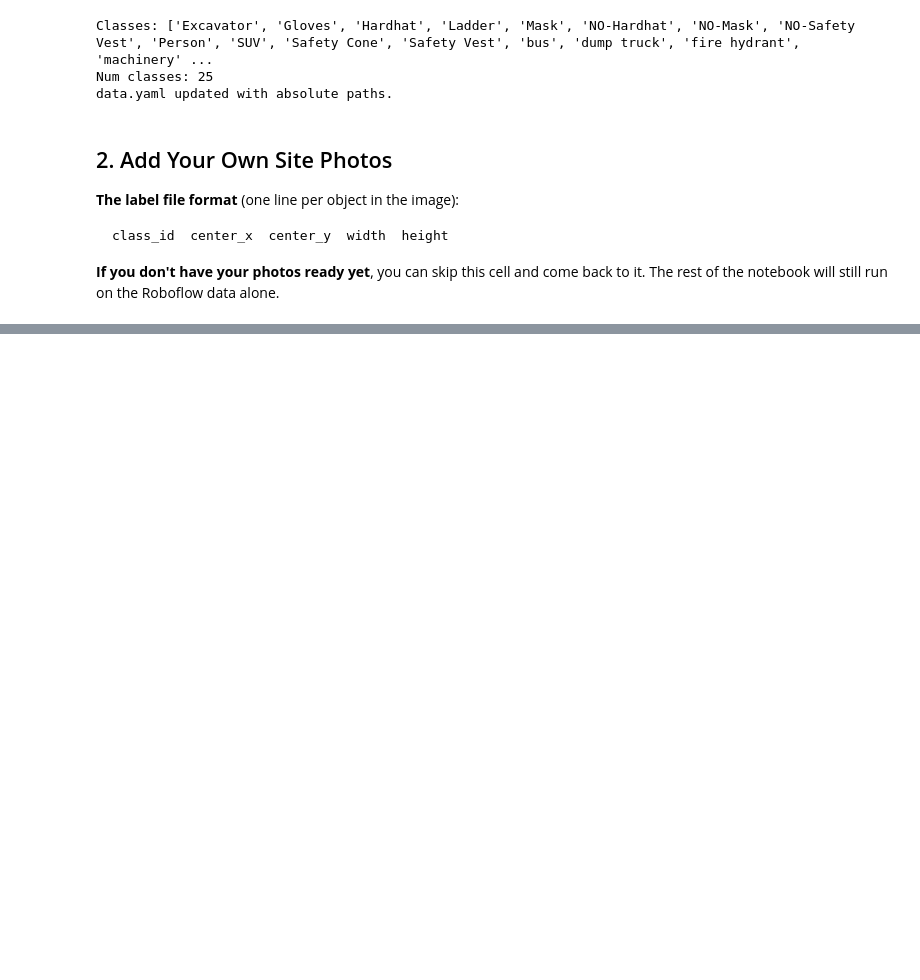
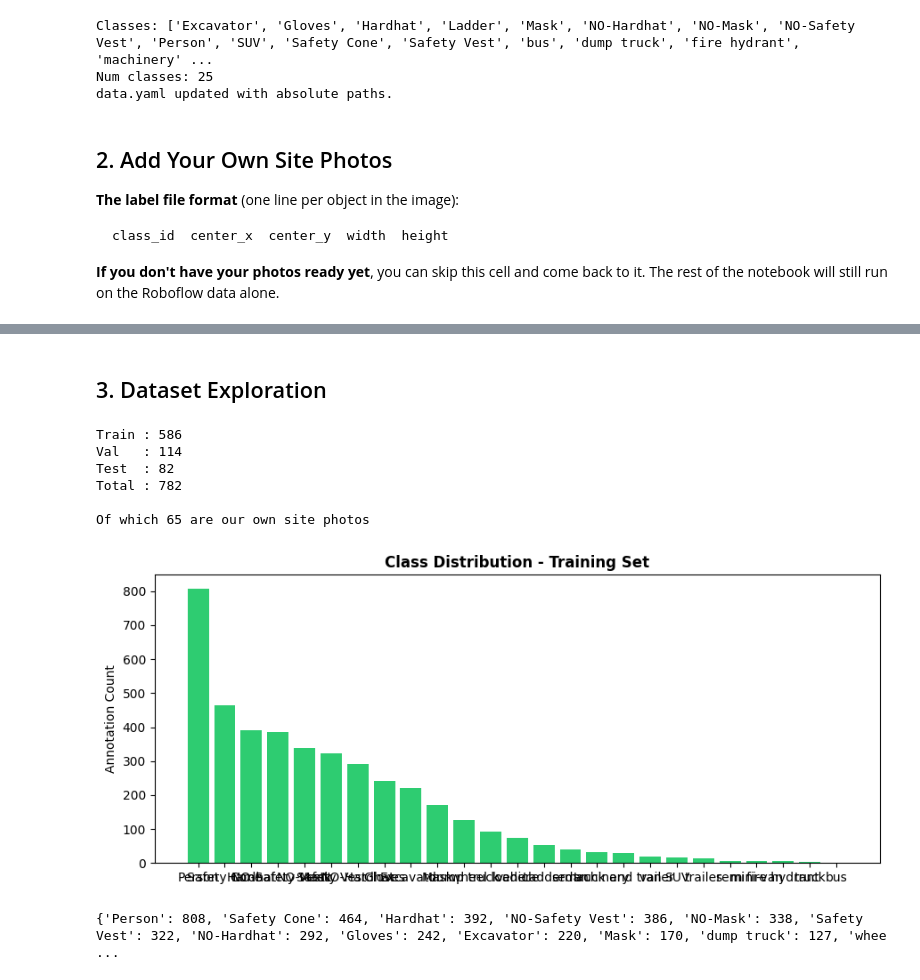
Before and after one commit to Thinayani/SiteGuard, a Jupyter notebook: construction_training.ipynb, the cells around one changed output, grey strips where cells are left out. Saved outputs shown, nothing was run; the diff lists cells and outputs as text; code cells hidden in the pictures; blank space fills up the shorter version.

```diff
--- a/construction_training.ipynb
+++ b/construction_training.ipynb
@@ -149,0 +156,53 @@ Select a zip containing your annotated photos and their .txt label files...
+# %% [markdown]
+## 3. Dataset Exploration
+# %%
+import random
+import matplotlib.pyplot as plt
+import matplotlib.patches as patches
+from PIL import Image
+from collections import Counter
+
+class_names = cfg['names']
+
+train_images = glob.glob(os.path.join(DATASET_DIR, 'train', 'images', '*'))
+val_images   = glob.glob(os.path.join(DATASET_DIR, 'valid', 'images', '*'))
+test_images  = glob.glob(os.path.join(DATASET_DIR, 'test',  'images', '*'))
+
+print(f'Train : {len(train_images)}')
+print(f'Val   : {len(val_images)}')
+print(f'Test  : {len(test_images)}')
+print(f'Total : {len(train_images)+len(val_images)+len(test_images)}')
+
+# how many of the training images came from us
+custom_count = len([p for p in train_images if 'custom_' in os.path.basename(p)])
+print(f'\nOf which {custom_count} are our own site photos')
+# %% [output]
+Train : 586
+Val   : 114
+Test  : 82
+Total : 782
+
+Of which 65 are our own site photos
+# %%
+# class distribution across the full training set
+label_counts = Counter()
+for lf in glob.glob(os.path.join(DATASET_DIR, 'train', 'labels', '*.txt')):
+    with open(lf) as f:
+        for line in f:
+            parts = line.strip().split()
+            if parts:
+                label_counts[class_names[int(parts[0])]] += 1
+
+fig, ax = plt.subplots(figsize=(9, 4))
+names, counts = zip(*sorted(label_counts.items(), key=lambda x: -x[1]))
+colors = ['#e74c3c' if 'no_' in n else '#2ecc71' for n in names]
+ax.bar(names, counts, color=colors)
+ax.set_title('Class Distribution - Training Set', fontweight='bold')
+ax.set_ylabel('Annotation Count')
+plt.tight_layout()
+plt.savefig('class_distribution.png', dpi=150)
+plt.show()
+print(dict(zip(names, counts)))
+# %% [output]
+[figure, added]
+{'Person': 808, 'Safety Cone': 464, 'Hardhat': 392, 'NO-Safety Vest': 386, 'NO-Mask': 338, 'Safety Vest': 322, 'NO-Hardhat': 292, 'Gloves': 242, 'Excavator': 220, 'Mask': 170, 'dump truck': 127, 'whee ...
```
Also changed, not shown: parts of 2 cells of this notebook.
